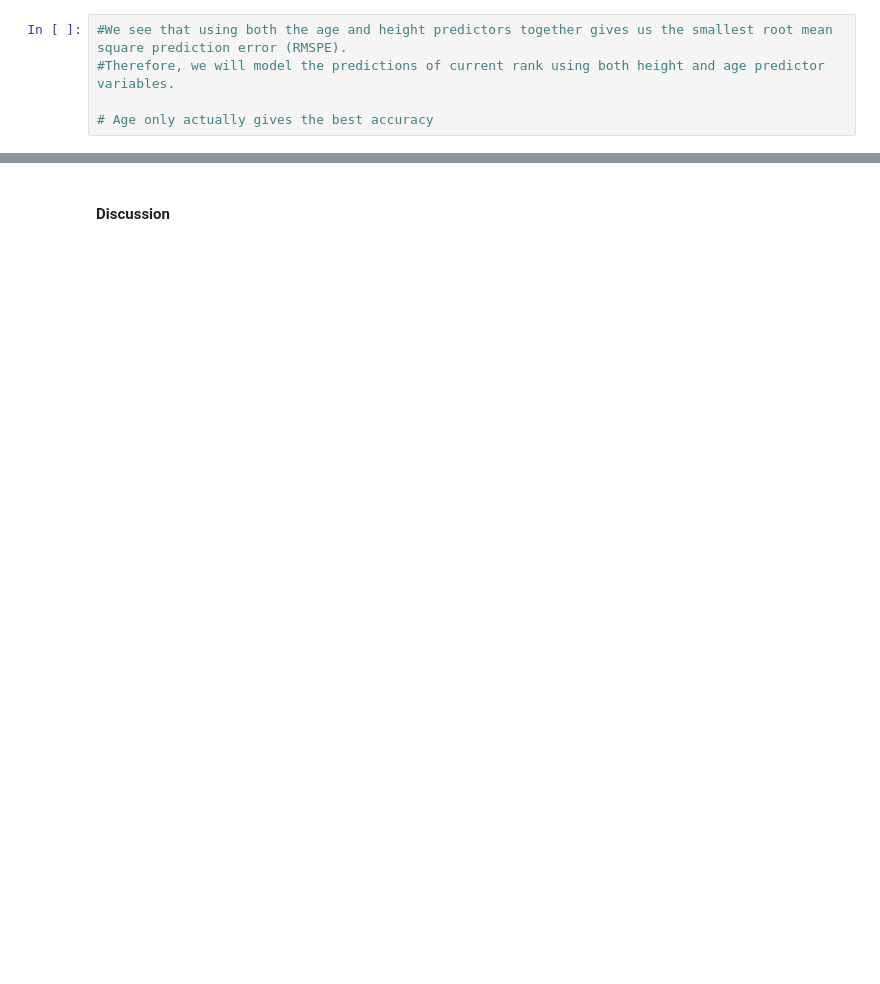
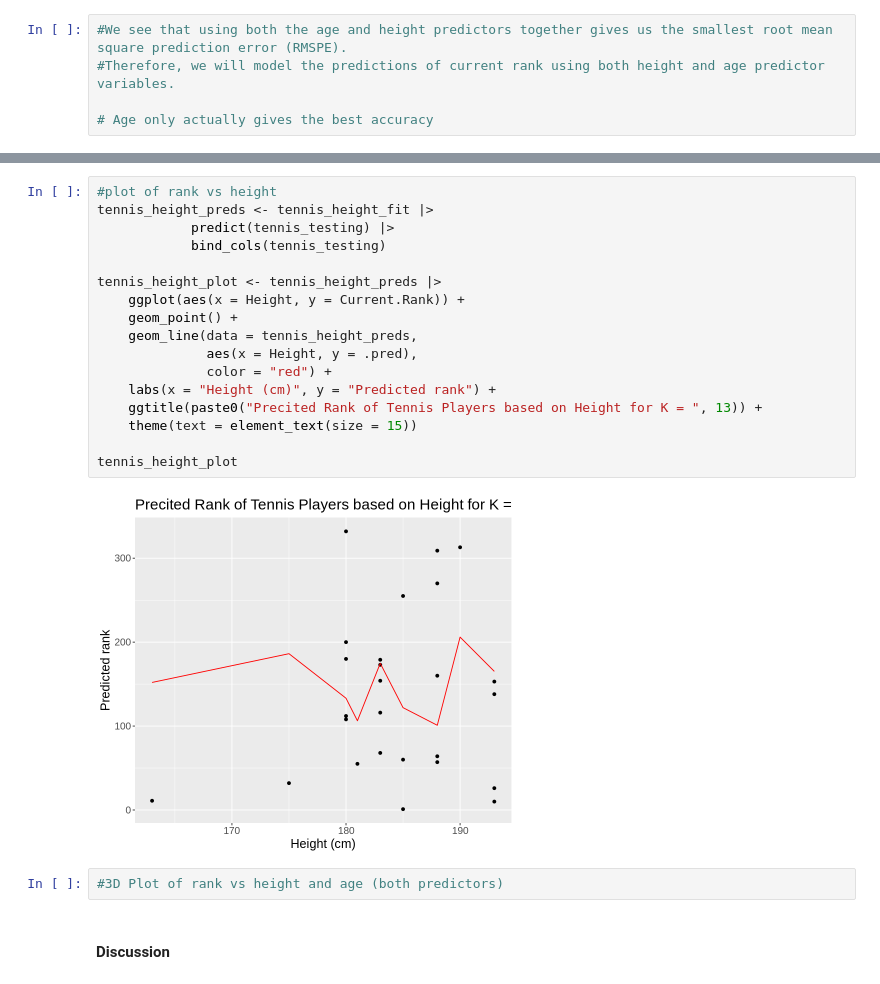
Before and after one commit to VictorVy/DSCI100_Group_Project, a Jupyter notebook: Project.ipynb, the cells around one changed output, grey strips where cells are left out. Cells and saved outputs as stored; diff of their text form; blank space fills up the shorter version.

```diff
--- a/Project.ipynb
+++ b/Project.ipynb
@@ -535,3 +536,24 @@ tennis_plot
+# %%
+#plot of rank vs height
+tennis_height_preds <- tennis_height_fit |>
+            predict(tennis_testing) |>
+            bind_cols(tennis_testing)
+
+tennis_height_plot <- tennis_height_preds |>
+    ggplot(aes(x = Height, y = Current.Rank)) +
+    geom_point() +
+    geom_line(data = tennis_height_preds,
+              aes(x = Height, y = .pred),
+              color = "red") +
+    labs(x = "Height (cm)", y = "Predicted rank") +
+    ggtitle(paste0("Precited Rank of Tennis Players based on Height for K = ", 13)) +
+    theme(text = element_text(size = 15))
+
+tennis_height_plot
+# %% [output]
+[figure, added]
+# %%
+#3D Plot of rank vs height and age (both predictors)
 # %% [markdown]
 #### Discussion
 # %% [markdown]
```
Also changed, not shown: parts of 3 cells of this notebook.
